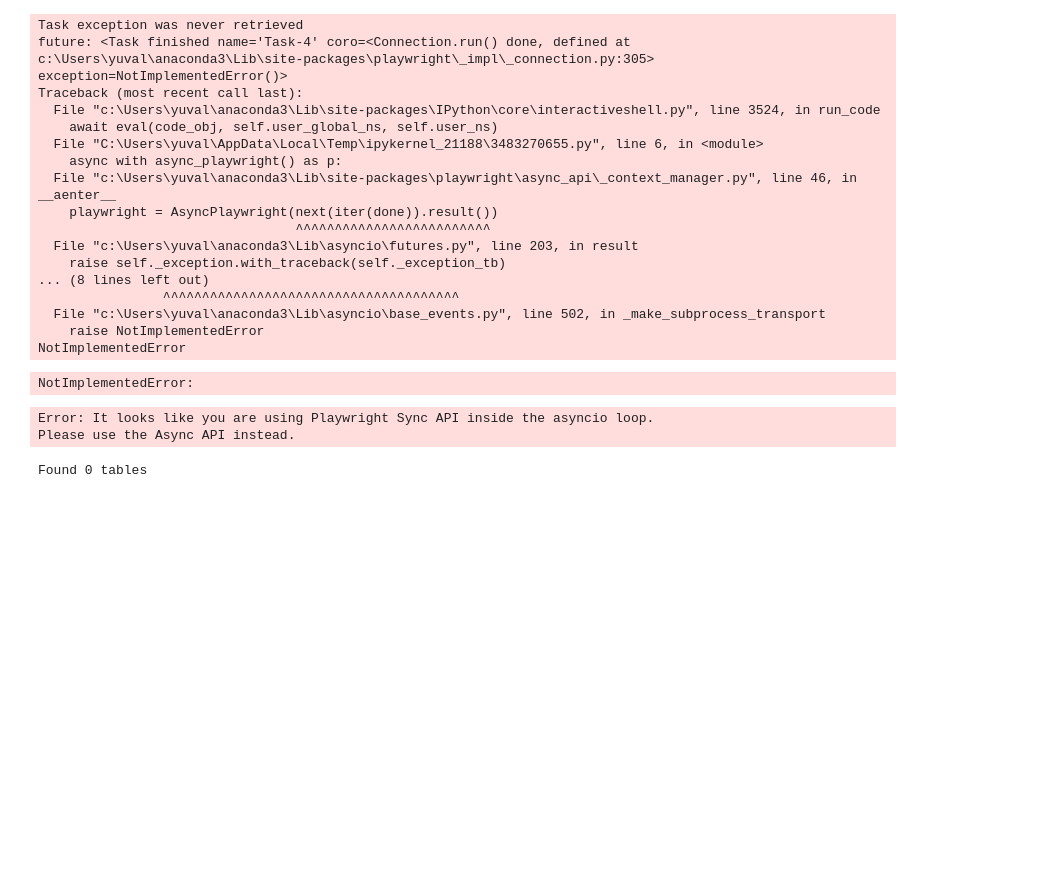
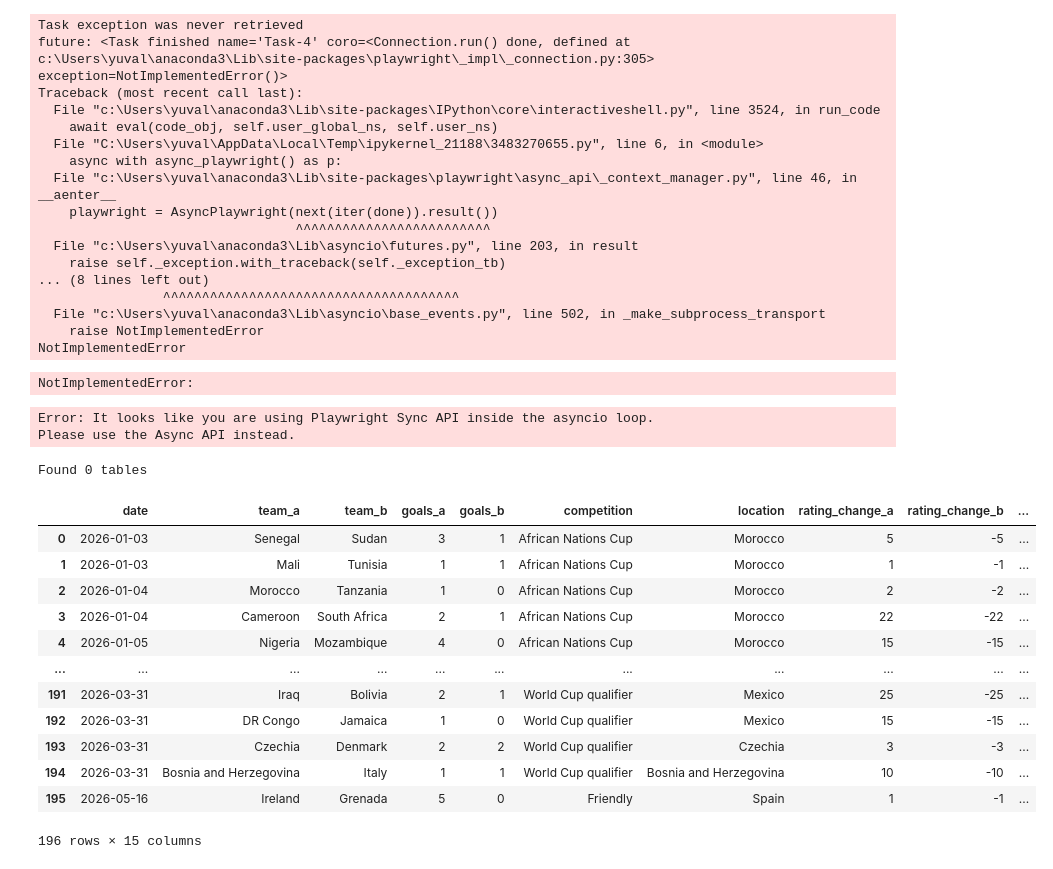
Before and after one commit to roeeseri/World_cup_predictor, a Jupyter notebook: notebooks/01_1_elo_matches_results.ipynb, the cells around one changed output. Drawn from its saved outputs; the diff is of its cells as text; code cells hidden in the pictures; blank space fills up the shorter version.

Commit message:
scraped all elo and results data from 2013-2026

```diff
--- a/notebooks/01_1_elo_matches_results.ipynb
+++ b/notebooks/01_1_elo_matches_results.ipynb
@@ -146,3 +146,22 @@ tables = soup.find_all('table')
 print(f"Found {len(tables)} tables")
 # %% [output]
 Found 0 tables
+# %%
+import pandas as pd
+
+df = pd.read_csv("../data/raw/elo_2026_results.csv")
+df
+# %% [output]
+|  | date | team_a | team_b | goals_a | goals_b | competition | location | rating_change_a | rating_change_b | ... |
+| 0 | 2026-01-03 | Senegal | Sudan | 3 | 1 | African Nations Cup | Morocco | 5 | -5 | ... |
+| 1 | 2026-01-03 | Mali | Tunisia | 1 | 1 | African Nations Cup | Morocco | 1 | -1 | ... |
+| 2 | 2026-01-04 | Morocco | Tanzania | 1 | 0 | African Nations Cup | Morocco | 2 | -2 | ... |
+| 3 | 2026-01-04 | Cameroon | South Africa | 2 | 1 | African Nations Cup | Morocco | 22 | -22 | ... |
+| 4 | 2026-01-05 | Nigeria | Mozambique | 4 | 0 | African Nations Cup | Morocco | 15 | -15 | ... |
+| ... | ... | ... | ... | ... | ... | ... | ... | ... | ... | ... |
+| 191 | 2026-03-31 | Iraq | Bolivia | 2 | 1 | World Cup qualifier | Mexico | 25 | -25 | ... |
+| 192 | 2026-03-31 | DR Congo | Jamaica | 1 | 0 | World Cup qualifier | Mexico | 15 | -15 | ... |
+| 193 | 2026-03-31 | Czechia | Denmark | 2 | 2 | World Cup qualifier | Czechia | 3 | -3 | ... |
+| 194 | 2026-03-31 | Bosnia and Herzegovina | Italy | 1 | 1 | World Cup qualifier | Bosnia and Herzegovina | 10 | -10 | ... |
+| 195 | 2026-05-16 | Ireland | Grenada | 5 | 0 | Friendly | Spain | 1 | -1 | ... |
+196 rows × 15 columns
```
Also changed, not shown: parts of 1 cell of this notebook.
